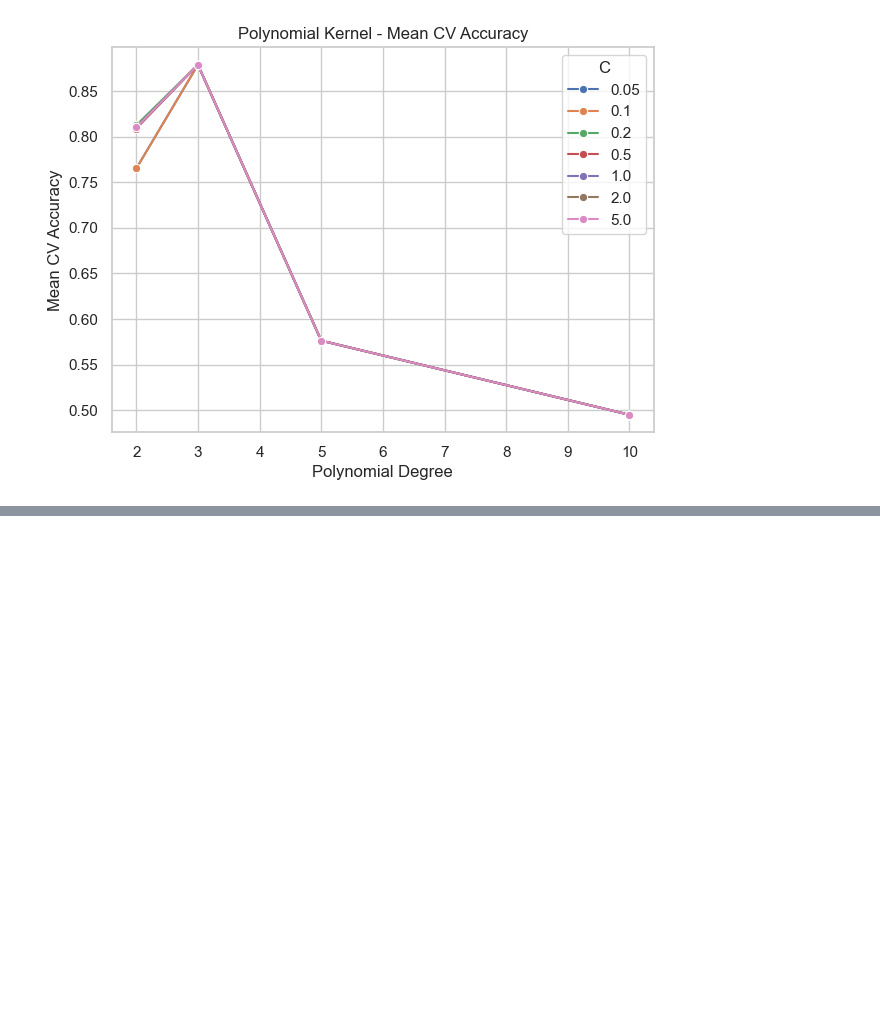
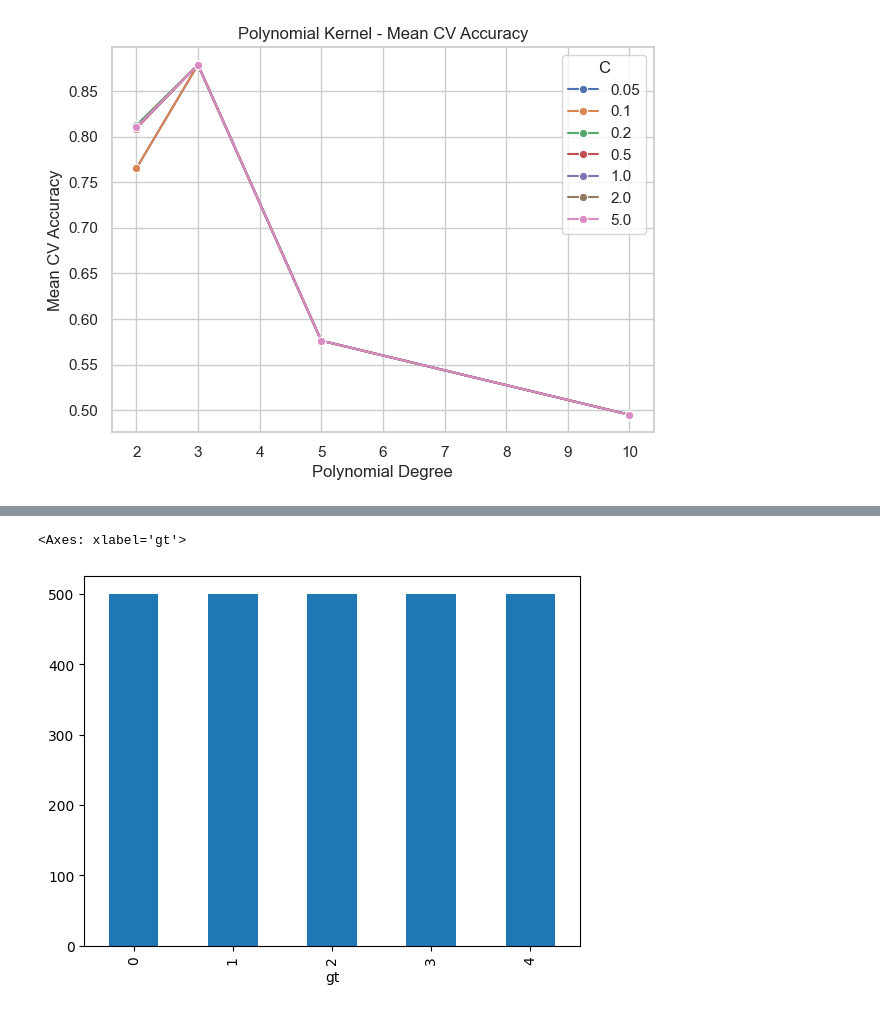
Before and after one commit to gheb02/Optimization-Methods-for-Data-Science, a Jupyter notebook: SVM_part.ipynb, the cells around one changed output, grey strips where cells are left out. Cells and saved outputs as stored; diff of their text form; code cells hidden in the pictures; blank space fills up the shorter version.

```diff
--- a/SVM_part.ipynb
+++ b/SVM_part.ipynb
@@ -1280,0 +1324,2 @@ if not poly_df.empty:
+# %%
+df_2 = pd.read_csv("dataset/ETHNICITY_CLASSIFICATION.csv")
@@ -1280,0 +1336,5 @@ if not poly_df.empty:
+# %%
+df_2['gt'].value_counts().plot(kind='bar') #balanced classes
+# %% [output]
+<Axes: xlabel='gt'>
+[figure, added]
```
Also changed, not shown: parts of 16 cells of this notebook, 1 other file.
